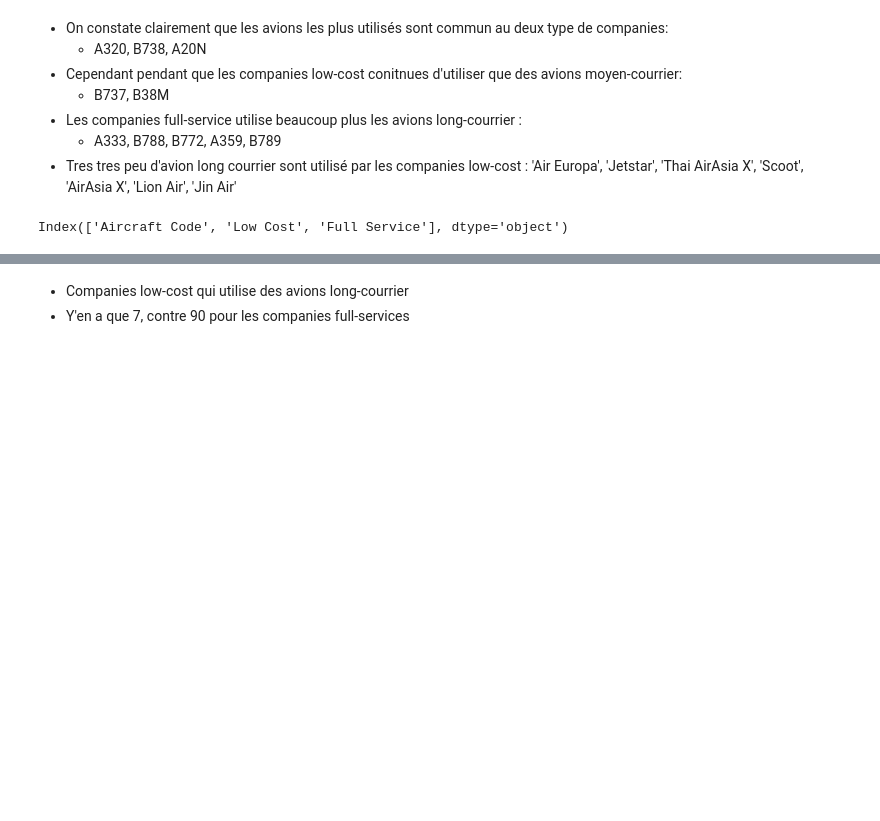
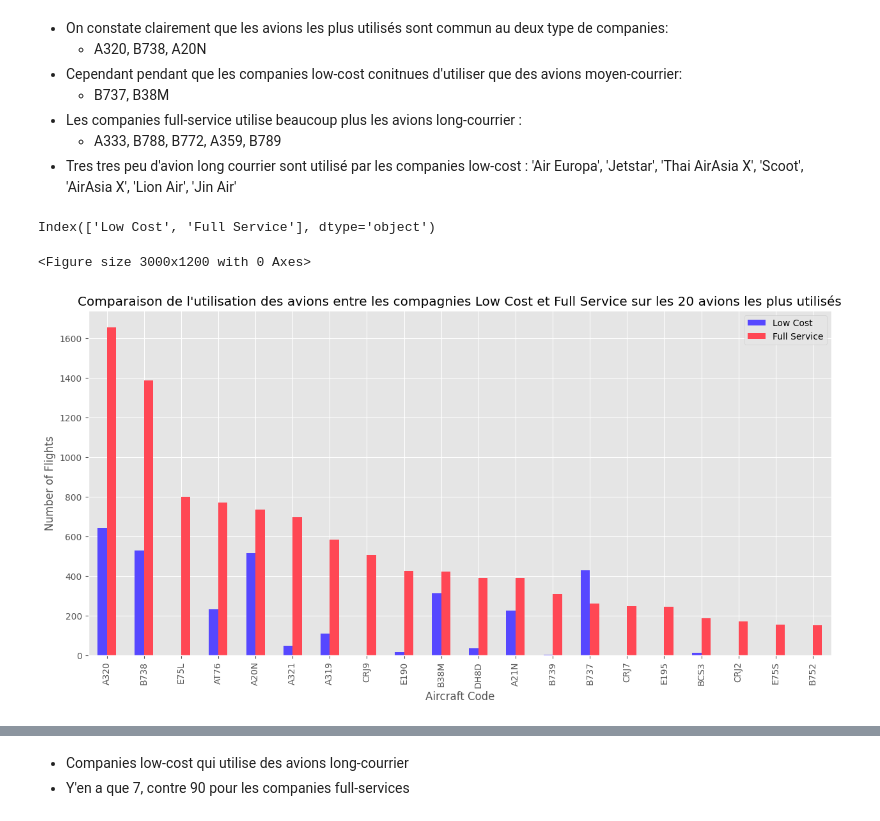
Before and after one commit to Tikai7/Flight-Radar-Scrapper, a Jupyter notebook: analysis/LowCostAnalysis.ipynb, the cells around one changed output, grey strips where cells are left out. Saved outputs shown, nothing was run; the diff lists cells and outputs as text; code cells hidden in the pictures; blank space fills up the shorter version.

```diff
--- a/analysis/LowCostAnalysis.ipynb
+++ b/analysis/LowCostAnalysis.ipynb
@@ -217,7 +302,20 @@ combined_aircraft_usage.sort_values(by="Low Cost", ascending=False)
     'Air Europa', 'Jetstar', 'Thai AirAsia X', 'Scoot', 'AirAsia X',
     'Lion Air', 'Jin Air'
 # %%
-combined_aircraft_usage.reset_index(inplace=True)
+# combined_aircraft_usage.reset_index(inplace=True)
 combined_aircraft_usage.sort_values(by="Low Cost", ascending=False).iloc[:10].columns
 # %% [output]
-Index(['Aircraft Code', 'Low Cost', 'Full Service'], dtype='object')
+Index(['Low Cost', 'Full Service'], dtype='object')
+# %%
+plt.figure(figsize=(30,12))
+combined_aircraft_usage.sort_values(by="Full Service", ascending=False).iloc[:20].plot(kind="bar", figsize=(15, 7), title="Comparison of Aircraft Usage Between Low Cost and Full Service Airlines on the 20th most used aircrafts"
+                                                                                   , color=[primary_color, secondary_color])
+plt.xlabel("Aircraft Code")
+plt.ylabel("Number of Flights")
+plt.title("Comparaison de l'utilisation des avions entre les compagnies Low Cost et Full Service sur les 20 avions les plus utilisés")
+plt.legend()
+plt.xticks(rotation=90)
+plt.show()
+# %% [output]
+<Figure size 3000x1200 with 0 Axes>
+[figure, added]
```
Also changed, not shown: parts of 25 cells of this notebook, 9 other files.
